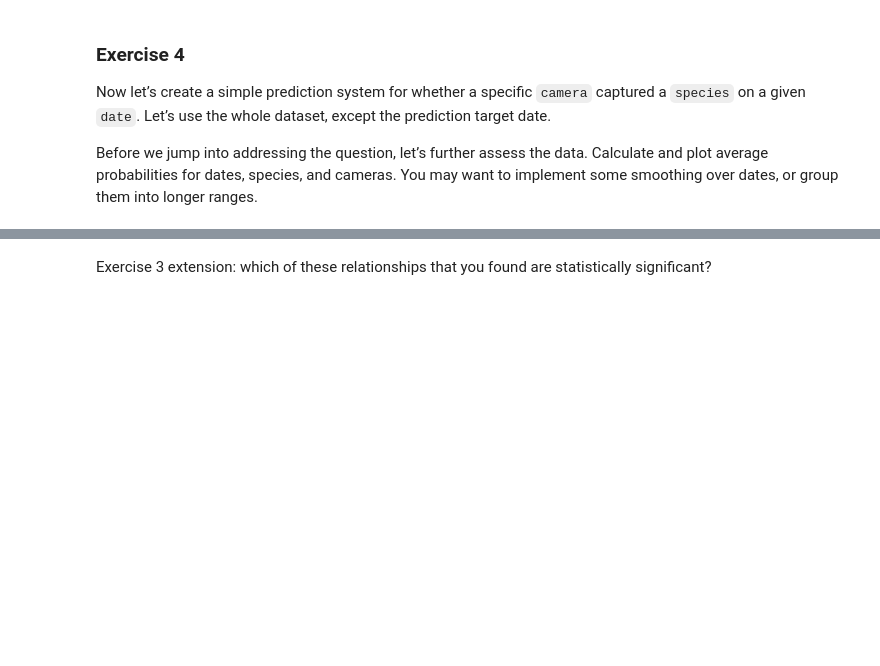
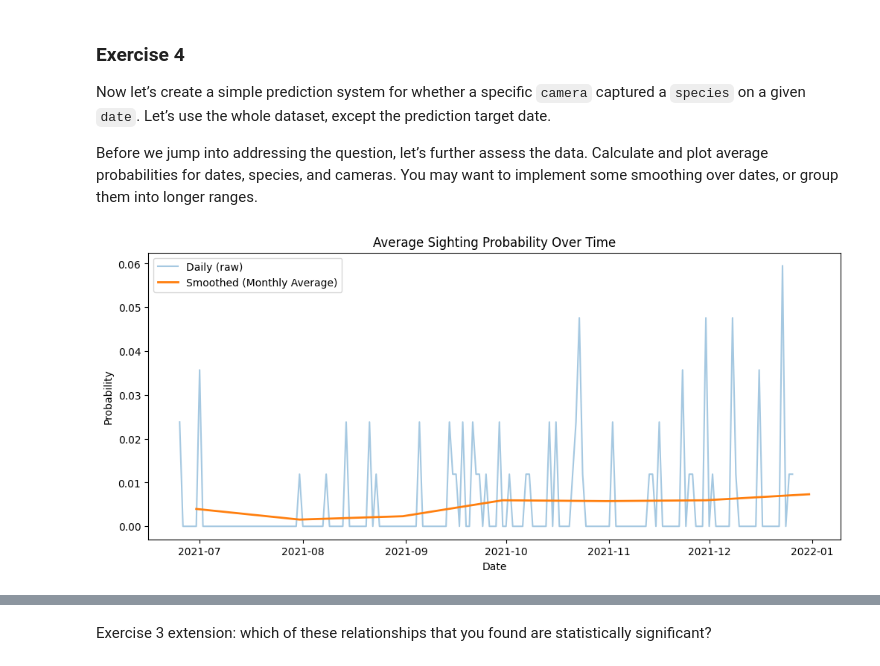
Before and after one commit to will-genius/mlfcworkshop, a Jupyter notebook: _notebooks/03-dataset-joining-practical.ipynb, the cells around one changed output, grey strips where cells are left out. Drawn from its saved outputs; the diff is of its cells as text; code cells hidden in the pictures; blank space fills up the shorter version.

```diff
--- a/_notebooks/03-dataset-joining-practical.ipynb
+++ b/_notebooks/03-dataset-joining-practical.ipynb
@@ -382,7 +384,6 @@ potentially additional issues.
 
 daily_bin = daily.copy()
 # Step 1: Flatten the multi-index and reshape the dataframe
-
 daily_bin.columns = pd.MultiIndex.from_tuples(daily_bin.columns)
 
 # Step 2: Create a new clean dataframe
@@ -391,13 +392,17 @@ binary_rows = []
 for (cam, species_str), series in daily_bin.items():
     # Split species (e.g. "IMPALA, MONKEY") into a list of individual species
     # ignore the "CAN'T TELL" species
-    species_list = [] #TODO
+    species_list = [
+        species.strip()
+        for species in species_str.split(",")
+        if species.strip().upper() != "CAN'T TELL" and species.strip() != ""
+    ]
 
     for species in species_list:
 
       col = pd.Series(series, index=series.index)
       # Convert every value to 1 if any sightings, otherwise 0
-      col_bin =
+      col_bin = (col > 0).astype(int)
       binary_rows.append((cam, species, col_bin))
 
 # Step 3: Rebuild dataframe as binary_df
@@ -414,8 +419,8 @@ binary_df = binary_df.sort_index(axis=1, level=[0, 1])
 # Step 5: Ensure all possible (camera, species) pairs exist
 
 # Get all unique cameras and species used across all rows and store as a list
-all_cameras = [] #TODO
-all_species = [] #TODO
+all_cameras =sorted({cam for cam, _, _ in binary_rows})
+all_species = sorted({species for _, species, _ in binary_rows})
 
 # Build full column MultiIndex
 full_columns = pd.MultiIndex.from_product([all_cameras, all_species], names=["camera_id", "Species"])
@@ -423,4 +428,4 @@ full_columns = pd.MultiIndex.from_product([all_cameras, all_species], names=["ca
 # Reindex to include all possible combinations, fill missing with 0
 binary_df = binary_df.reindex(columns=full_columns, fill_value=0)
 
-binary_df.tail()
+binary_df.head()
@@ -444,31 +459,34 @@ them into longer ranges.
 # %%
 # Write your answer to Exercise 4 here
 
 
-if not isinstance(df.index, (pd.DatetimeIndex, pd.PeriodIndex, pd.TimedeltaIndex)):
-        df = df.copy()
+if not isinstance(binary_df.index, (pd.DatetimeIndex, pd.PeriodIndex, pd.TimedeltaIndex)):
+        df = binary_df.copy()
         df.index = pd.to_datetime(df.index, errors="coerce")
 df = df.sort_index()
 
 # raw daily mean across all (camera, species)
+df = df.select_dtypes(include="number")
 avg_by_date_raw = df.mean(axis=1)
 
 
 # set and apply smooth frequency
 smooth_freq = "ME" # Monthly average, "YE" would be yearly
 avg_by_date_smooth = avg_by_date_raw.resample(smooth_freq).mean()
 
 # plot raw + smoothed
 plt.figure(figsize=(12, 5))
 plt.plot(avg_by_date_raw.index, avg_by_date_raw.values, alpha=0.4, label="Daily (raw)")
 plt.plot(avg_by_date_smooth.index, avg_by_date_smooth.values, linewidth=2, label=f"Smoothed (Monthly Average)")
 plt.title("Average Sighting Probability Over Time")
 plt.xlabel("Date"); plt.ylabel("Probability"); plt.legend()
 plt.show()
 
 #Print these commands to help you understand what they do
 #print(binary_df.index)
 #print(binary_df.mean(axis=0))
 #print(binary_df.mean(axis=0).groupby(level=1).mean())
 
 #TODO Plot species and camera averages
+# %% [output]
+[figure, added]
```
Also changed, not shown: parts of 11 cells of this notebook.
